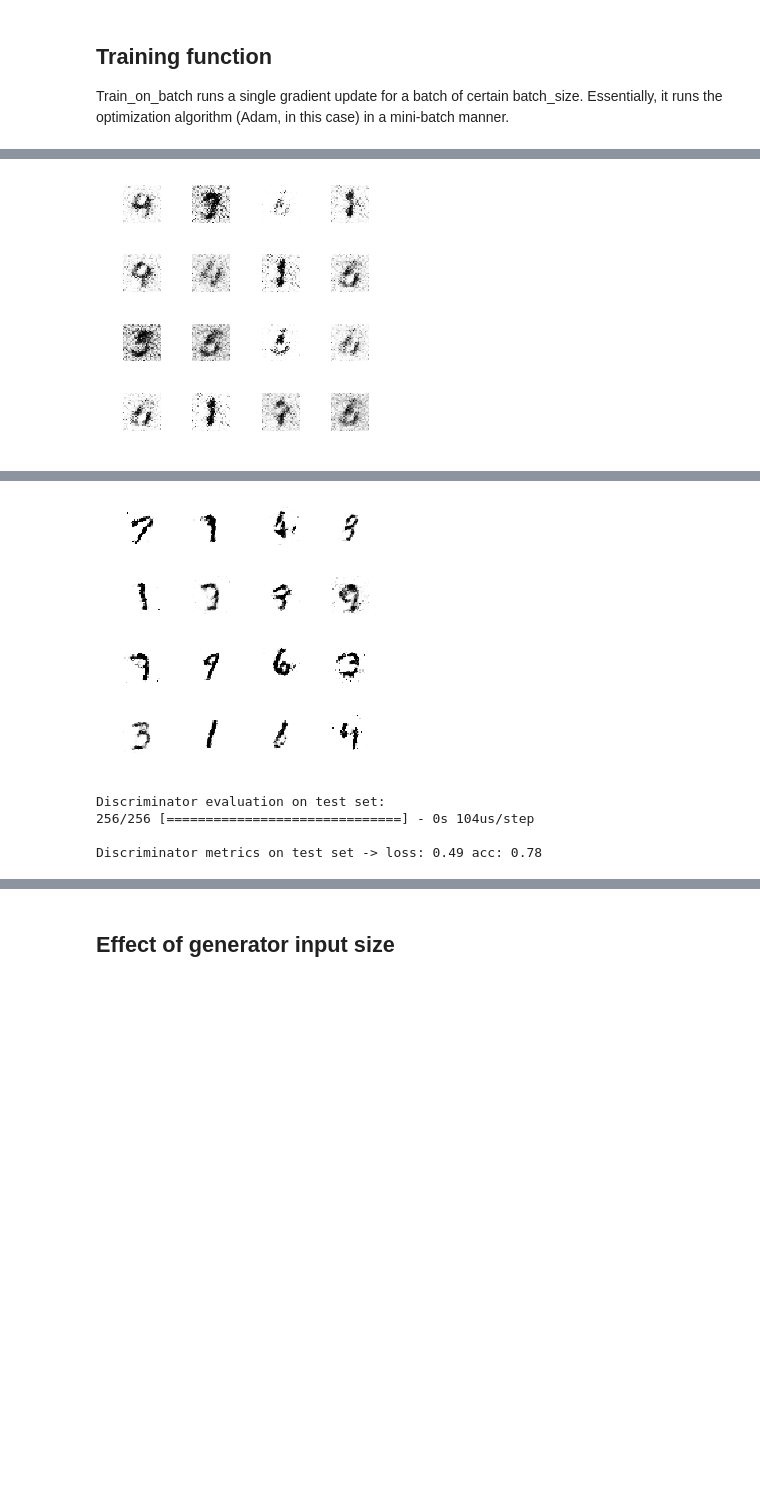
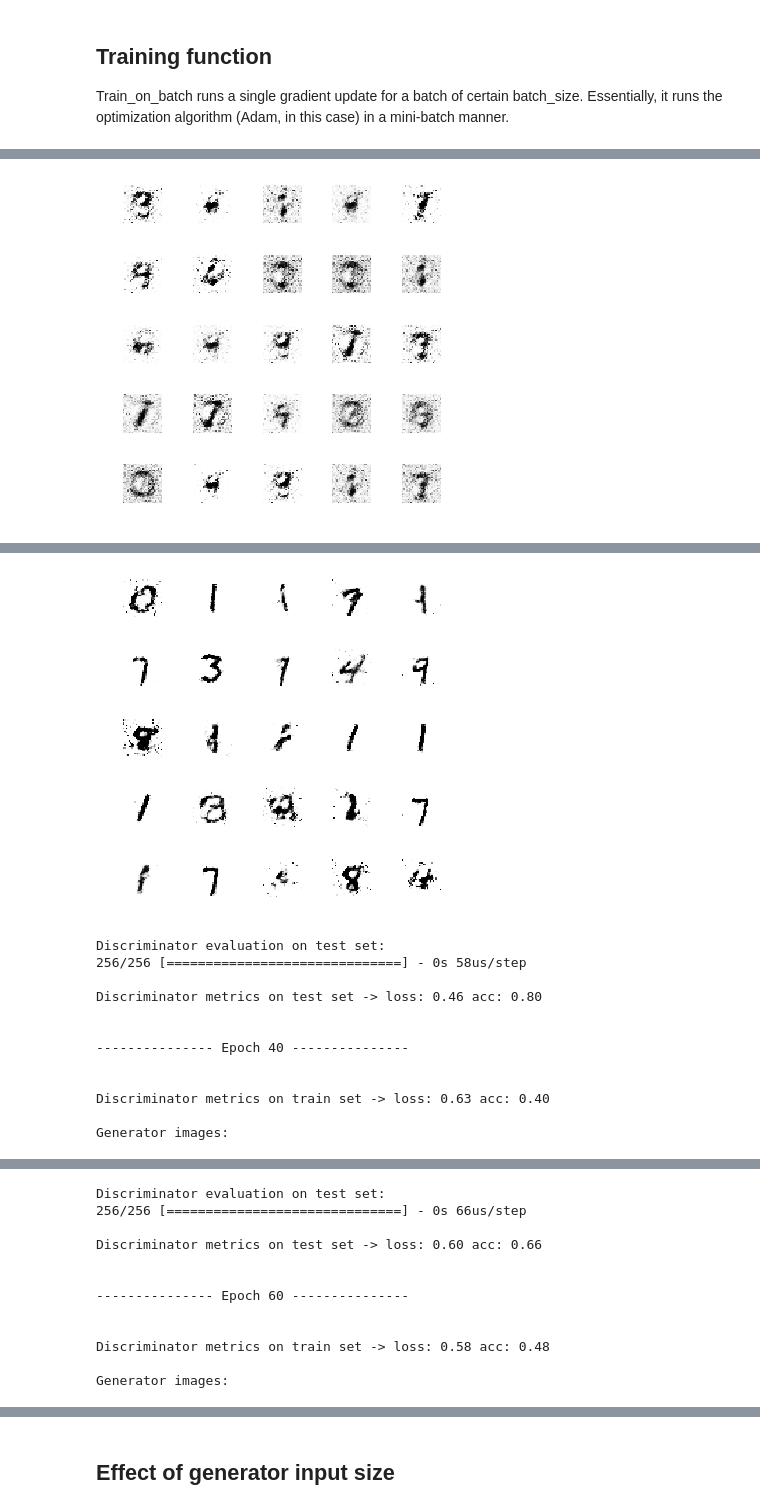
Before and after one commit to miguelfmc/keras-tutorial-GAN, a Jupyter notebook: KerasGAN.ipynb, the cells around one changed output, grey strips where cells are left out. Saved outputs shown, nothing was run; the diff lists cells and outputs as text; code cells hidden in the pictures; blank space fills up the shorter version.

Commit message:
Trained for more epochs, trained discriminator 2 times in each iteration

```diff
--- a/KerasGAN.ipynb
+++ b/KerasGAN.ipynb
@@ -118,13 +120,13 @@ def get_gan_network(discriminator, random_dim, generator, optimizer):
     # get the output of the discriminator (probability if the image is real or not)
     gan_output = discriminator(x)
     gan = Model(inputs=gan_input, outputs=gan_output)
-    gan.compile(loss='binary_crossentropy', optimizer=optimizer, metrics=['accuracy'])
+    gan.compile(loss='binary_crossentropy', optimizer=optimizer)
     return gan
 # %% [markdown]
 The following function will help visualize some images generated by the GAN in each epoch.
 # %%
 # Create a wall of generated MNIST images
-def plot_generated_images(epoch, generator, examples=16, dim=(4, 4), figsize=(4, 4)):
+def plot_generated_images(epoch, generator, examples=25, dim=(5, 5), figsize=(5, 5)):
     noise = np.random.normal(0, 1, size=[examples, random_dim])
     generated_images = generator.predict(noise)
     generated_images = generated_images.reshape(examples, 28, 28)
@@ -136,5 +138,5 @@ def plot_generated_images(epoch, generator, examples=16, dim=(4, 4), figsize=(4,
         plt.axis('off')
     plt.tight_layout()
     display(fig)
-    plt.savefig('gan_generated_image_epoch_{0}.png'.format(epoch))
+    plt.savefig(os.path.join("img", "gan_generated_image_epoch_{0}.png".format(epoch)))
     plt.close()
@@ -156,9 +211,9 @@ def train(epochs=1, batch_size=128, k=1):
     gan = get_gan_network(discriminator, random_dim, generator, adam)
 
     # Initialize empty lists for model metrics
-    discriminator_history, gan_history = [], []
-
-    print("Training...")
+    discriminator_train_history, gan_history = [], []
+    discriminator_test_history = []
+    print("Training...\n")
 
     for e in range(1, epochs+1):
         for _ in range(batch_count):
@@ -193,7 +248,7 @@ def train(epochs=1, batch_size=128, k=1):
             discriminator.trainable = False
             gan_metrics = gan.train_on_batch(noise, y_gen)
 
-        discriminator_history.append(discriminator_metrics)
+        discriminator_train_history.append(discriminator_metrics)
         gan_history.append(gan_metrics)
 
         if e == 1 or e % 20 == 0:
@@ -215,12 +270,13 @@ def train(epochs=1, batch_size=128, k=1):
             discriminator_eval_metrics = discriminator.evaluate(x_test_batch, y_test_batch, verbose=1)
             print("\nDiscriminator metrics on test set -> loss: {0[0]:0.2f} acc: {0[1]:0.2f}".format(discriminator_eval_metrics))
             print("\n")
+            discriminator_test_history.append(discriminator_eval_metrics)
 
-    return discriminator, generator, gan, discriminator_history, gan_history
+    return discriminator, generator, gan, discriminator_train_history, gan_history, discriminator_test_history
 # %%
 # Training for n_epochs and batch_size
-n_epochs = 20
+n_epochs = 100
 batch_size = 128
-discriminator, generator, gan, discriminator_history, gan_history = train(n_epochs, batch_size)
+discriminator, generator, gan, disc_train_history, gan_history, disc_test_history = train(n_epochs, batch_size)
 # %% [output]
 Training...
@@ -231,4 +288,4 @@ Discriminator metrics on train set -> loss: 0.41 acc: 0.48
 
 Generator images:
-[figure, old version]
+[figure, new version]
 Discriminator evaluation on test set:
@@ -244,7 +301,15 @@ Discriminator metrics on train set -> loss: 0.55 acc: 0.40
 
 Generator images:
-[figure, old version]
+[figure, new version]
 Discriminator evaluation on test set:
-256/256 [==============================] - 0s 104us/step
+256/256 [==============================] - 0s 58us/step
 
-Discriminator metrics on test set -> loss: 0.49 acc: 0.78
+Discriminator metrics on test set -> loss: 0.46 acc: 0.80
+
+
+--------------- Epoch 40 ---------------
+
+
+Discriminator metrics on train set -> loss: 0.63 acc: 0.40
+
+Generator images:
@@ -250,0 +317,12 @@ Discriminator metrics on test set -> loss: 0.49 acc: 0.78
+Discriminator evaluation on test set:
+256/256 [==============================] - 0s 66us/step
+
+Discriminator metrics on test set -> loss: 0.60 acc: 0.66
+
+
+--------------- Epoch 60 ---------------
+
+
+Discriminator metrics on train set -> loss: 0.58 acc: 0.48
+
+Generator images:
```
Also changed, not shown: parts of 36 cells of this notebook.
